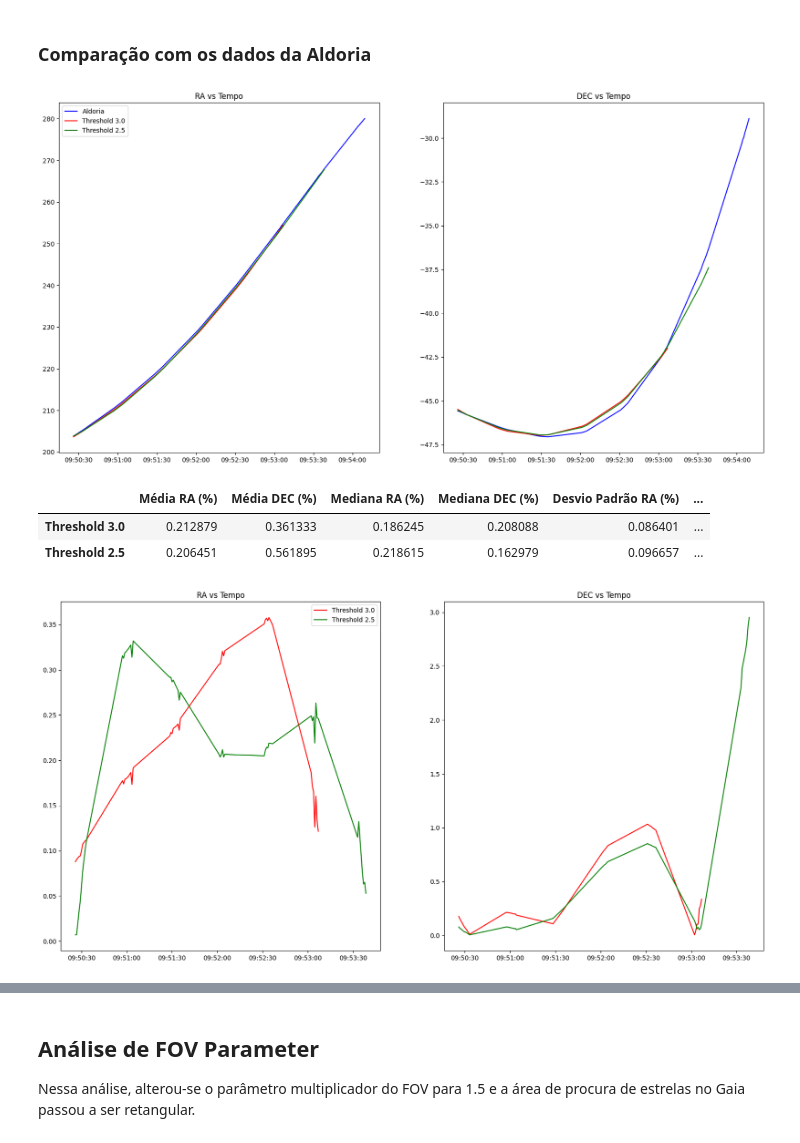
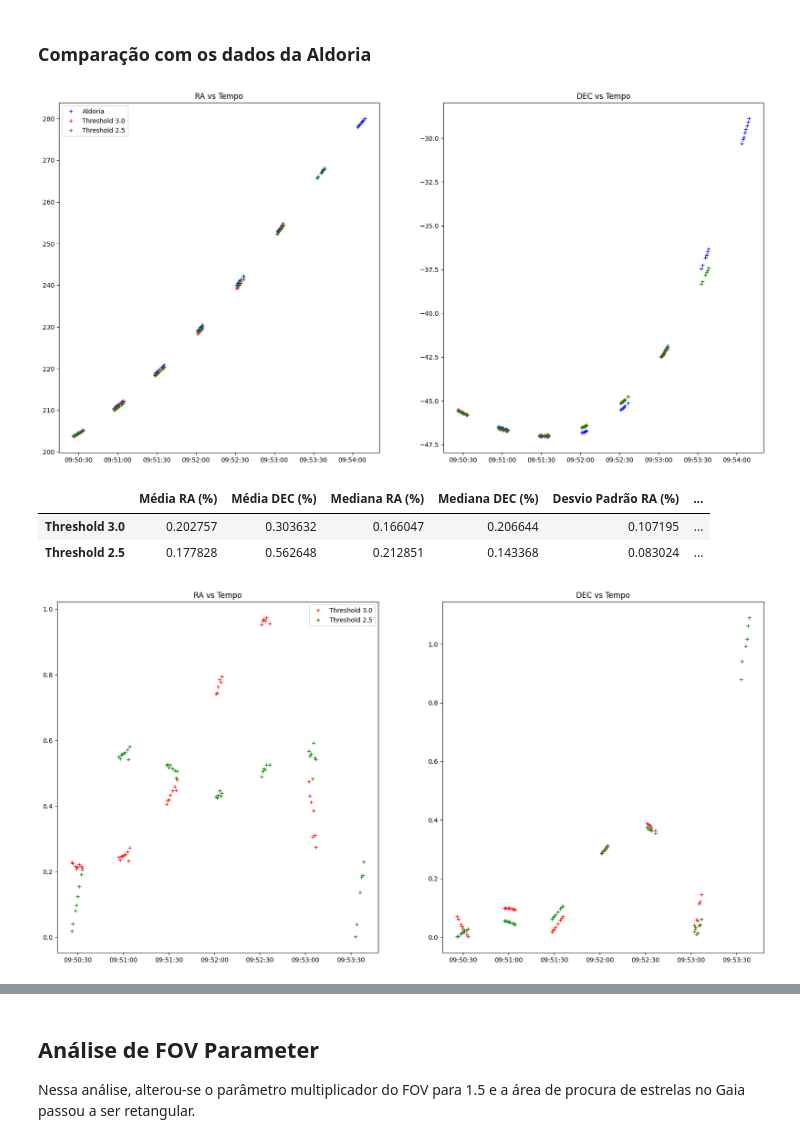
Before and after one commit to Rafa1914/spacepykit, a Jupyter notebook: data-exploration-notebook.ipynb, the cells around one changed output, grey strips where cells are left out. Cells and saved outputs as stored; diff of their text form; code cells hidden in the pictures.

```diff
--- a/data-exploration-notebook.ipynb
+++ b/data-exploration-notebook.ipynb
@@ -145,7 +145,7 @@ third_quarter_ra = tdm_30_fit.describe().loc['75%','Desvio RA (%)']
 std_dec = tdm_30_fit.describe().loc['std','Desvio DEC (%)']
 mean_dec = tdm_30_fit.describe().loc['mean','Desvio DEC (%)']
 third_quarter_dec = tdm_30_fit.describe().loc['75%','Desvio DEC (%)']
-filter = (abs(tdm_30_fit['Desvio RA (%)'] - mean_ra) < 3.0*std_ra) & (abs(tdm_30_fit['Desvio DEC (%)'] - mean_dec) < 3.0*std_dec)
+filter = (abs(tdm_30_fit['Desvio RA (%)'] - mean_ra) < 1.0*std_ra) & (abs(tdm_30_fit['Desvio DEC (%)'] - mean_dec) < 1.0*std_dec)
 # filter = (tdm_30_fit['Desvio RA (%)'] < third_quarter_ra) & (tdm_30_fit['Desvio DEC (%)'] < third_quarter_dec)
 # filter = (tdm_30_fit['Desvio RA (deg)'] < 0.25) & (tdm_30_fit['Desvio DEC (deg)'] < 0.25)
 time_filtered = tdm_30_fit[filter]['Tempo[s]']
@@ -158,7 +158,7 @@ third_quarter_ra = tdm_25_fit.describe().loc['75%','Desvio RA (%)']
 std_dec = tdm_25_fit.describe().loc['std','Desvio DEC (%)']
 mean_dec = tdm_25_fit.describe().loc['mean','Desvio DEC (%)']
 third_quarter_dec = tdm_25_fit.describe().loc['75%','Desvio DEC (%)']
-filter = (abs(tdm_25_fit['Desvio RA (%)'] - mean_ra) < 3.0*std_ra) & (abs(tdm_25_fit['Desvio DEC (%)'] - mean_dec) < 3.0*std_dec)
+filter = (abs(tdm_25_fit['Desvio RA (%)'] - mean_ra) < 1.0*std_ra) & (abs(tdm_25_fit['Desvio DEC (%)'] - mean_dec) < 1.0*std_dec)
 # filter = (tdm_25_fit['Desvio RA (%)'] < third_quarter_ra) & (tdm_25_fit['Desvio DEC (%)'] < third_quarter_dec)
 # filter = (tdm_25_fit['Desvio RA (deg)'] < 0.25) & (tdm_25_fit['Desvio DEC (deg)'] < 0.25)
 time_filtered = tdm_25_fit[filter]['Tempo[s]']
@@ -174,20 +174,20 @@ tdm_25_fit = interpolar_dados(tdm_25_filtered,tdm_aldoria)
 # %%
 plt.figure(figsize=(20,10))
 plt.subplot(1,2,1)
-plt.plot(tdm_aldoria['Tempo (UTC)'],tdm_aldoria['RA[deg]'],color='blue')
-plt.plot(tdm_30_fit['Tempo (UTC)'],tdm_30_fit['RA[deg]'],color='red')
-plt.plot(tdm_25_fit['Tempo (UTC)'],tdm_25_fit['RA[deg]'],color='green')
+plt.plot(tdm_aldoria['Tempo (UTC)'],tdm_aldoria['RA[deg]'],'r+',color='blue')
+plt.plot(tdm_30_fit['Tempo (UTC)'],tdm_30_fit['RA[deg]'],'r+',color='red')
+plt.plot(tdm_25_fit['Tempo (UTC)'],tdm_25_fit['RA[deg]'],'r+',color='green')
 plt.legend(['Aldoria','Threshold 3.0', 'Threshold 2.5'])
 plt.title('RA vs Tempo')
 
 plt.subplot(1,2,2)
-plt.plot(tdm_aldoria['Tempo (UTC)'],tdm_aldoria['DEC[deg]'],color='blue')
-plt.plot(tdm_30_fit['Tempo (UTC)'],tdm_30_fit['DEC[deg]'],color='red')
-plt.plot(tdm_25_fit['Tempo (UTC)'],tdm_25_fit['DEC[deg]'],color='green')
+plt.plot(tdm_aldoria['Tempo (UTC)'],tdm_aldoria['DEC[deg]'],'r+',color='blue')
+plt.plot(tdm_30_fit['Tempo (UTC)'],tdm_30_fit['DEC[deg]'],'r+',color='red')
+plt.plot(tdm_25_fit['Tempo (UTC)'],tdm_25_fit['DEC[deg]'],'r+',color='green')
 plt.title('DEC vs Tempo')
 plt.show()
 # %% [output]
-[figure, old version]
+[figure, new version]
 # %%
 import numpy as np
 
@@ -245,20 +245,20 @@ stats.index = ['Threshold 3.0', 'Threshold 2.5']
 stats.head()
 # %% [output]
 |  | Média RA (%) | Média DEC (%) | Mediana RA (%) | Mediana DEC (%) | Desvio Padrão RA (%) | ... |
-| Threshold 3.0 | 0.212879 | 0.361333 | 0.186245 | 0.208088 | 0.086401 | ... |
-| Threshold 2.5 | 0.206451 | 0.561895 | 0.218615 | 0.162979 | 0.096657 | ... |
+| Threshold 3.0 | 0.202757 | 0.303632 | 0.166047 | 0.206644 | 0.107195 | ... |
+| Threshold 2.5 | 0.177828 | 0.562648 | 0.212851 | 0.143368 | 0.083024 | ... |
 # %%
 plt.figure(figsize=(20,10))
 plt.subplot(1,2,1)
-plt.plot(tdm_30_fit['Tempo (UTC)'],tdm_30_fit['Desvio RA (%)'],color='red')
-plt.plot(tdm_25_fit['Tempo (UTC)'],tdm_25_fit['Desvio RA (%)'],color='green')
+plt.plot(tdm_30_fit['Tempo (UTC)'],tdm_30_fit['Desvio RA (deg)'],'r+',color='red')
+plt.plot(tdm_25_fit['Tempo (UTC)'],tdm_25_fit['Desvio RA (deg)'],'r+',color='green')
 plt.legend(['Threshold 3.0', 'Threshold 2.5'])
 plt.title('RA vs Tempo')
 
 plt.subplot(1,2,2)
-plt.plot(tdm_30_fit['Tempo (UTC)'],tdm_30_fit['Desvio DEC (%)'],color='red')
-plt.plot(tdm_25_fit['Tempo (UTC)'],tdm_25_fit['Desvio DEC (%)'],color='green')
+plt.plot(tdm_30_fit['Tempo (UTC)'],tdm_30_fit['Desvio DEC (deg)'],'r+',color='red')
+plt.plot(tdm_25_fit['Tempo (UTC)'],tdm_25_fit['Desvio DEC (deg)'],'r+',color='green')
 plt.title('DEC vs Tempo')
 plt.show()
 # %% [output]
-[figure, old version]
+[figure, new version]
```
Also changed, not shown: parts of 18 cells of this notebook, 1 other file.
